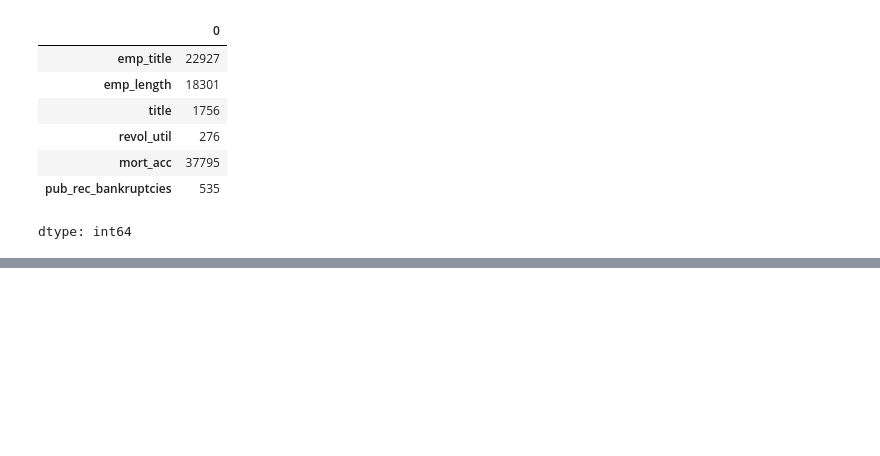
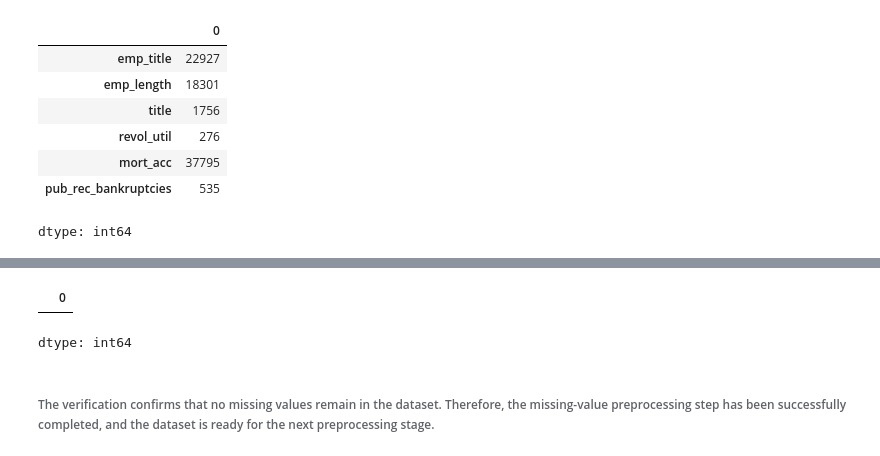
Before and after one commit to Clinton1029/Loan_Default_Project, a Jupyter notebook: Loan_Default.ipynb, the cells around one changed output, grey strips where cells are left out. Saved outputs shown, nothing was run; the diff lists cells and outputs as text; code cells hidden in the pictures; blank space fills up the shorter version.

```diff
--- a/Loan_Default.ipynb
+++ b/Loan_Default.ipynb
@@ -814,0 +884,11 @@ dtype: int64
+# %%
+# Calculate the number of missing values in each column
+remaining_missing = df_processed.isnull().sum()
+
+# Display only columns that still contain missing values
+remaining_missing[remaining_missing > 0]
+# %% [output]
+|  | 0 |
+dtype: int64
+# %% [markdown]
+###### The verification confirms that no missing values remain in the dataset. Therefore, the missing-value preprocessing step has been successfully completed, and the dataset is ready for the next preprocessing stage.
```
Also changed, not shown: parts of 7 cells of this notebook.
